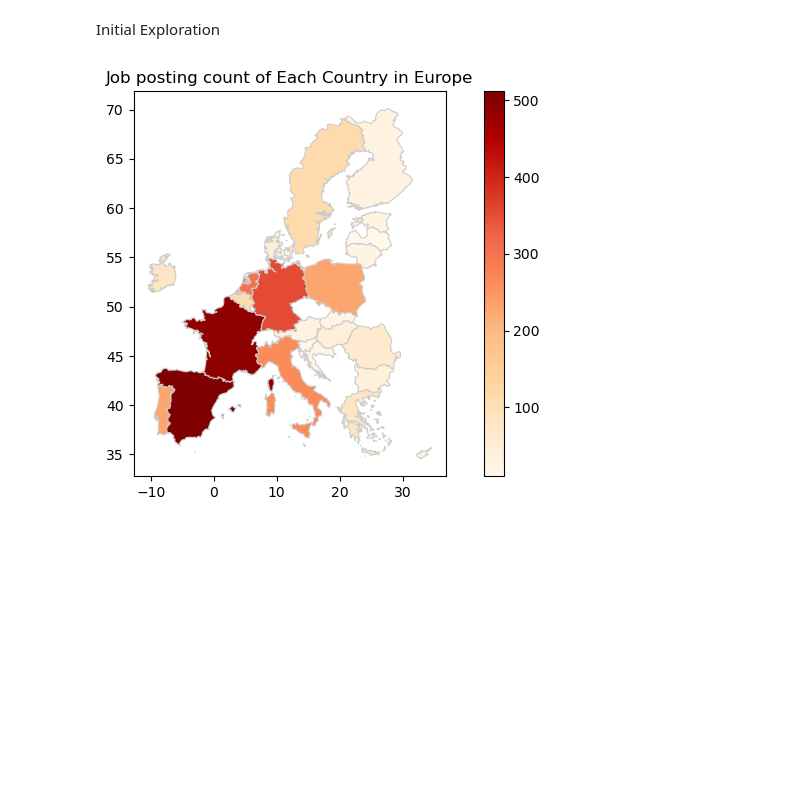
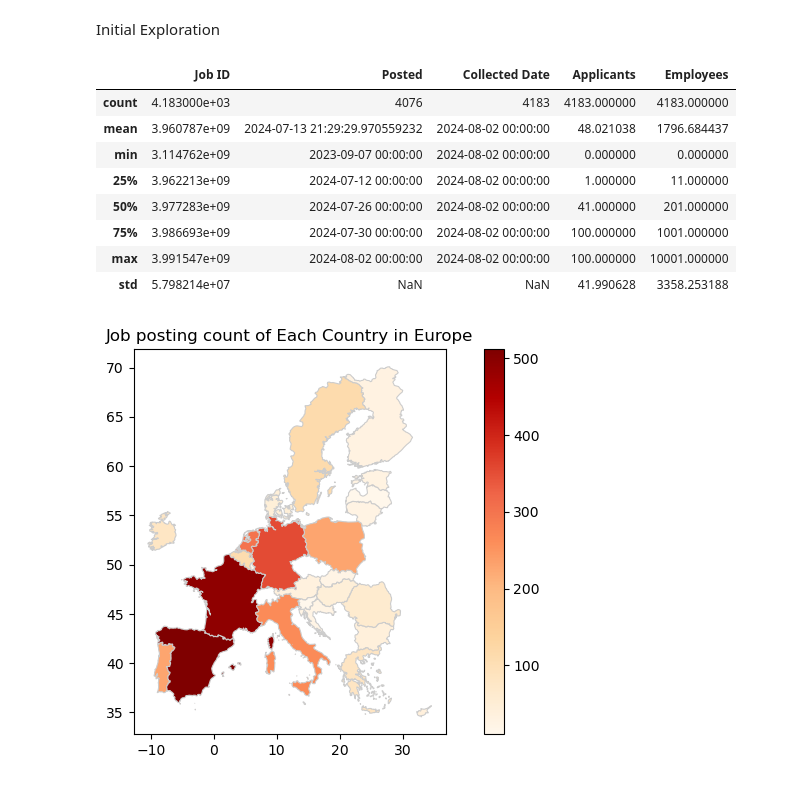
Before and after one commit to diamond-one/LinkedIn-Data-Jobs-Insights, a Jupyter notebook: DataCareerAnalysis.ipynb, the cells around one changed output. Drawn from its saved outputs; the diff is of its cells as text; code cells hidden in the pictures; blank space fills up the shorter version.

Commit message:
.describe

```diff
--- a/DataCareerAnalysis.ipynb
+++ b/DataCareerAnalysis.ipynb
@@ -108,6 +108,18 @@ df_combined.head()
 | 4 | Data Analyst | European Union | 3987193886 | Data Analyst Intern\r Data Analys... | Mirakl | Paris | France | On-site | NaN | 2024-07-30 | ... |
 # %% [markdown]
 Initial Exploration
+# %%
+df_combined.describe()
+# %% [output]
+|  | Job ID | Posted | Collected Date | Applicants | Employees |
+| count | 4.183000e+03 | 4076 | 4183 | 4183.000000 | 4183.000000 |
+| mean | 3.960787e+09 | 2024-07-13 21:29:29.970559232 | 2024-08-02 00:00:00 | 48.021038 | 1796.684437 |
+| min | 3.114762e+09 | 2023-09-07 00:00:00 | 2024-08-02 00:00:00 | 0.000000 | 0.000000 |
+| 25% | 3.962213e+09 | 2024-07-12 00:00:00 | 2024-08-02 00:00:00 | 1.000000 | 11.000000 |
+| 50% | 3.977283e+09 | 2024-07-26 00:00:00 | 2024-08-02 00:00:00 | 41.000000 | 201.000000 |
+| 75% | 3.986693e+09 | 2024-07-30 00:00:00 | 2024-08-02 00:00:00 | 100.000000 | 1001.000000 |
+| max | 3.991547e+09 | 2024-08-02 00:00:00 | 2024-08-02 00:00:00 | 100.000000 | 10001.000000 |
+| std | 5.798214e+07 | NaN | NaN | 41.990628 | 3358.253188 |
 # %%
 #GeoPandas Visualization of Count by Country
 
```
Also changed, not shown: parts of 3 cells of this notebook, 1 other file.
